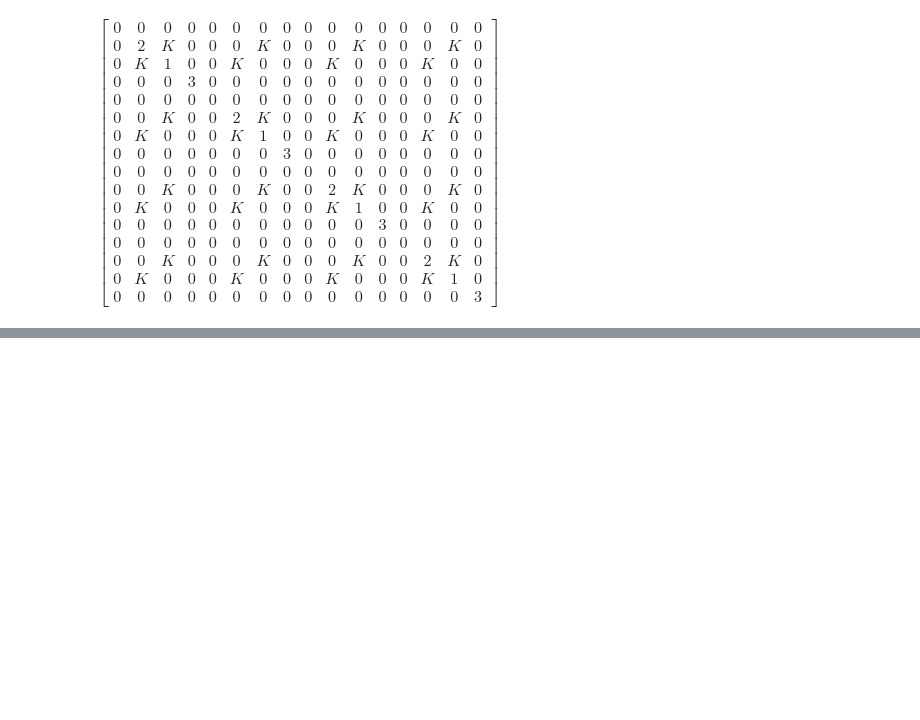
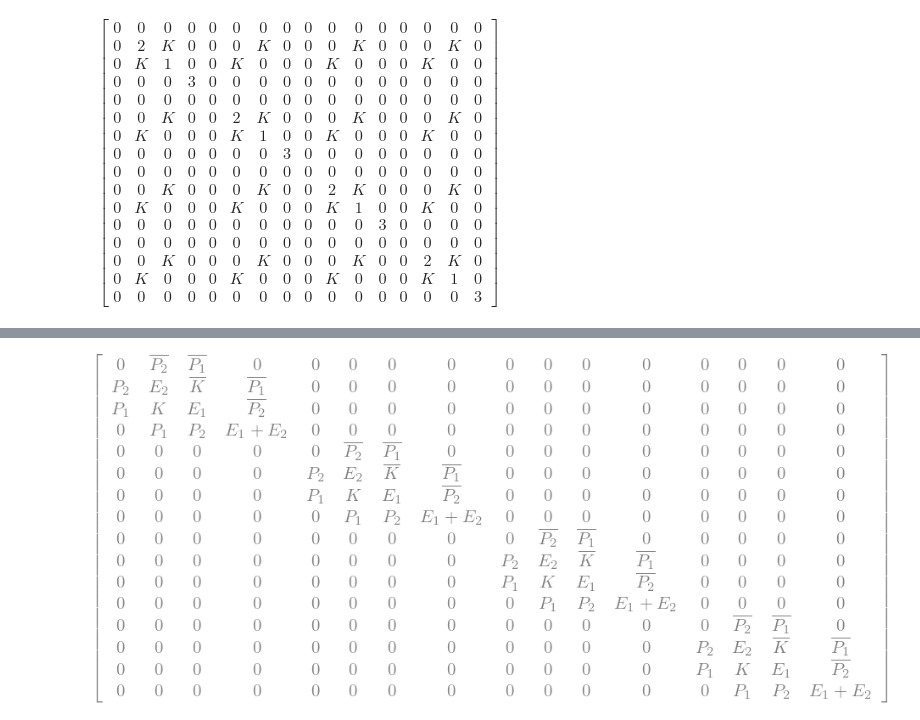
Before and after one commit to chewywookie/fyp, a Jupyter notebook: code/hamiltest.ipynb, the cells around one changed output, grey strips where cells are left out. Cells and saved outputs as stored; diff of their text form; code cells hidden in the pictures; blank space fills up the shorter version.

```diff
--- a/code/hamiltest.ipynb
+++ b/code/hamiltest.ipynb
@@ -359,0 +433,5 @@ $\displaystyle \left[\begin{array}{cccccccccccccccc}0 & 0 & 0 & 0 & 0 & 0 & 0 &
+# %%
+I_4 = TensorProduct(I_2, I_2)
+TensorProduct(CH , I_4) + TensorProduct(I_4, R)
+# %% [output]
+[figure, added]
```
Also changed, not shown: parts of 15 cells of this notebook.
